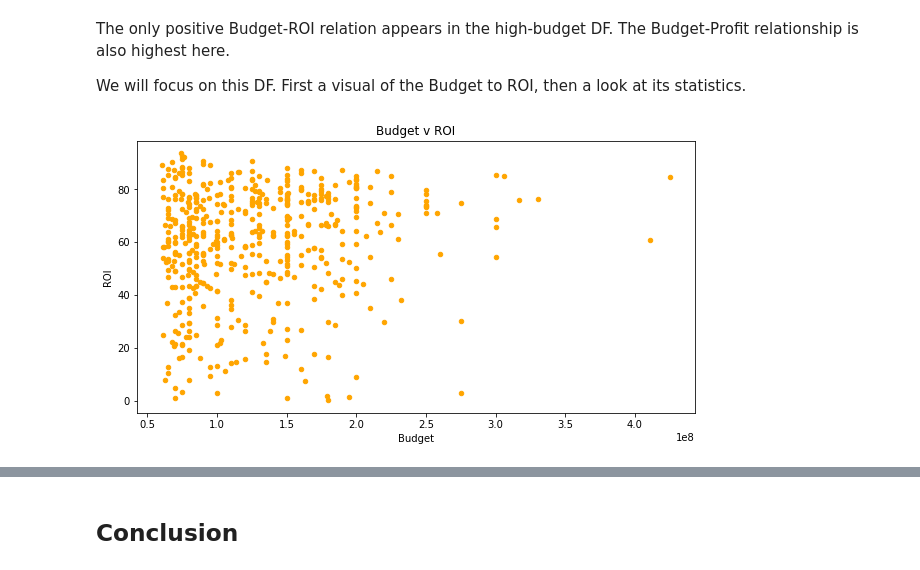
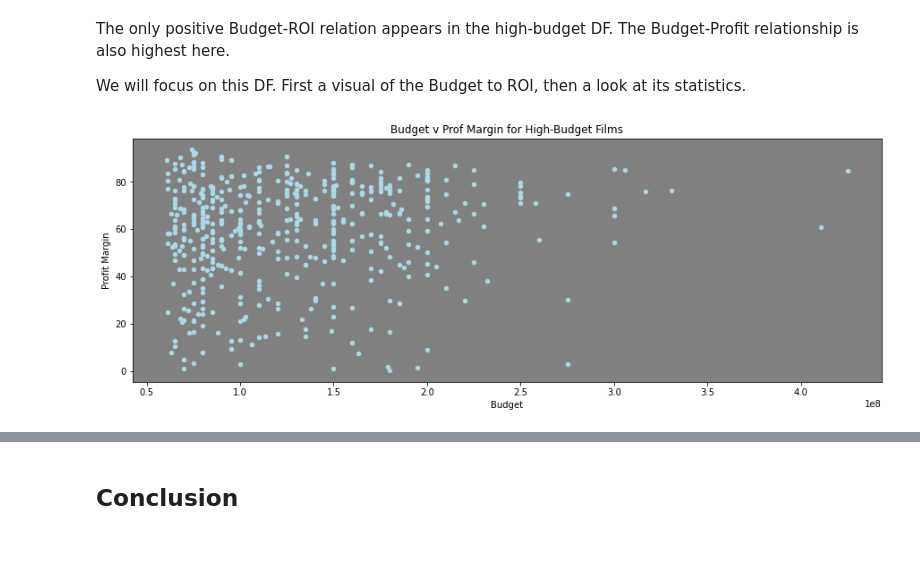
Before and after one commit to soohyunnie/avocoder-group-3-movie-analysis, a Jupyter notebook: Seth_Current_WB.ipynb, the cells around one changed output, grey strips where cells are left out. Cells and saved outputs as stored; diff of their text form; code cells hidden in the pictures.

```diff
--- a/Seth_Current_WB.ipynb
+++ b/Seth_Current_WB.ipynb
@@ -65,7 +68,8 @@ df['worldwide_gross'] = df['worldwide_gross'].replace(0, pd.np.nan)
 df = df.dropna()
 # %%
 df['profit'] = df['worldwide_gross'] - df['production_budget']
-df['roi'] = round(((df['profit']/df['worldwide_gross']) * 100), 2)
+df['prof_margin'] = round(((df['profit']/df['worldwide_gross']) * 100), 2)
+# We're using the below function to isolate the release year from the release date
 df['release_year'] = df['release_date'].map(lambda x: int(x[-4:]))
 # %%
 # Anything older than the year 2005 will be removed, so we have a 10 year scope, using the last decade.
@@ -88,8 +92,9 @@ Data columns (total 8 columns):
 dtypes: float64(5), int64(1), object(2)
 memory usage: 215.9+ KB
 # %%
-# Removing anything with a negative roi
-filtered_df = filtered_df[filtered_df['roi'] >= 0]
+# Removing anything with a negative profit margin as we are looking for the average profitable films.
+# Negative profit margins don't do our dataset any good
+filtered_df = filtered_df[filtered_df['prof_margin'] >= 0]
 filtered_df.info()
 # %% [output]
 <class 'pandas.core.frame.DataFrame'>
@@ -182,9 +204,10 @@ The only positive Budget-ROI relation appears in the high-budget DF. The Budget-
 
 We will focus on this DF. First a visual of the Budget to ROI, then a look at its statistics.
 # %%
-fig, ax = plt.subplots(figsize=(10,5))
-filtered_df_high.plot.scatter(x='production_budget',y='roi',title='Budget v ROI', ax=ax, c='orange')
+fig, ax = plt.subplots(figsize=(15,5))
+filtered_df_high.plot.scatter(x='production_budget',y='prof_margin',title='Budget v Prof Margin for High-Budget Films', ax=ax, c='lightblue')
 ax.set_xlabel('Budget')
-ax.set_ylabel('ROI');
+ax.set_ylabel('Profit Margin')
+ax.set_facecolor('gray');
 # %% [output]
-[figure, old version]
+[figure, new version]
```
Also changed, not shown: parts of 15 cells of this notebook, 1 other file.
